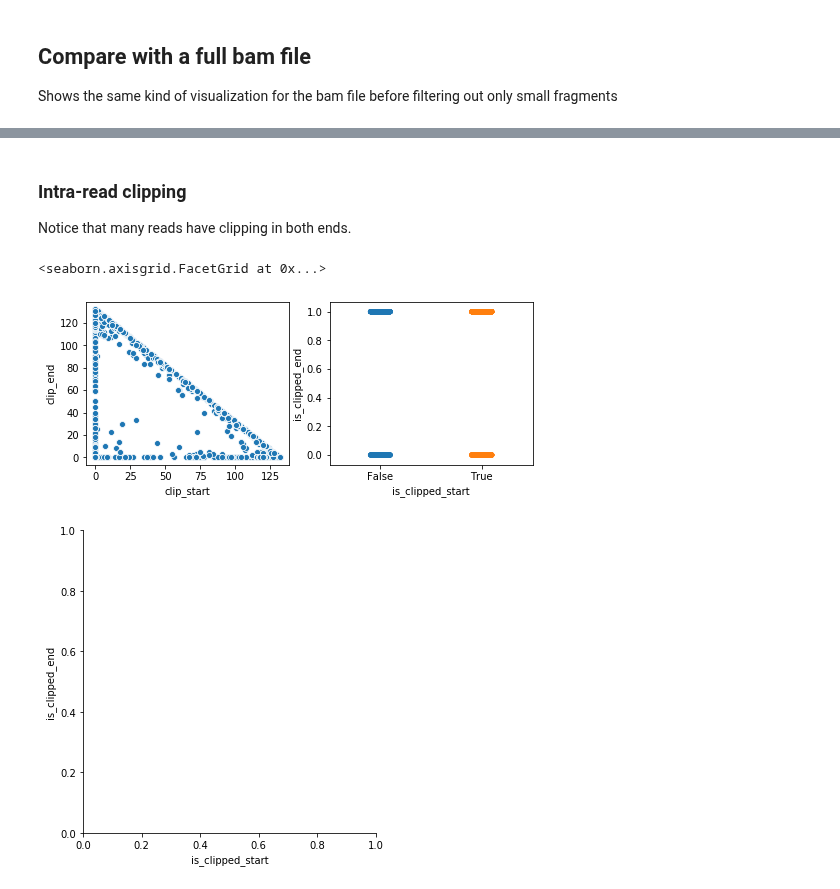
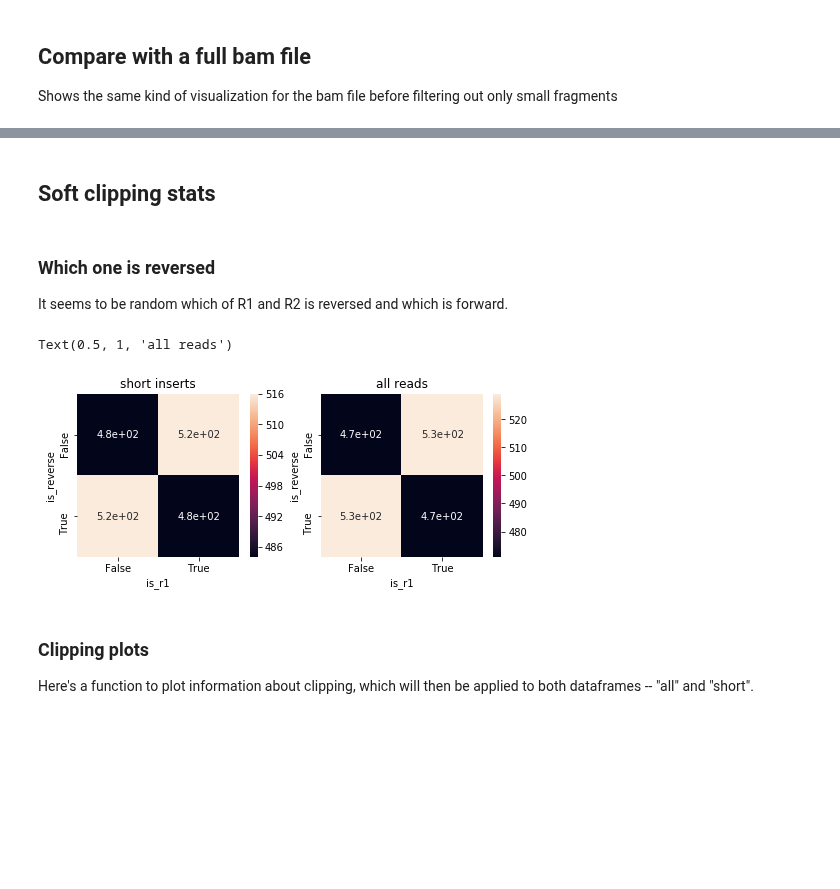
Before and after one commit to fa2k/comparison, a Jupyter notebook: subprojects/small-fragments/Look_at_bam_reads.ipynb, the cells around one changed output, grey strips where cells are left out. Cells and saved outputs as stored; diff of their text form; code cells hidden in the pictures; blank space fills up the shorter version.

```diff
--- a/subprojects/small-fragments/Look_at_bam_reads.ipynb
+++ b/subprojects/small-fragments/Look_at_bam_reads.ipynb
@@ -203,16 +207,31 @@ df.head(n=2)
-# %% [markdown]
-### Intra-read clipping
-Notice that many reads have clipping in both ends.
+# %% [markdown]
+## Soft clipping stats
+# %%
+def make_count_heatmap(df, xcol, ycol, **kwargs):
+    df_tmp = df[[xcol, ycol]].copy()
+    df_tmp['one'] = 1
+    df_heat = df_tmp.pivot_table(index=ycol, columns=xcol, values='one', aggfunc=np.sum)
+    sns.heatmap(data=df_heat, annot=True, **kwargs)
+# %% [markdown]
+### Which one is reversed
+
+It seems to be random which of R1 and R2 is reversed and which is forward.
+# %%
+fig, axs = plt.subplots(1, 2, figsize=(8, 3))
+make_count_heatmap(df_short, 'is_r1', 'is_reverse', ax=axs[0])
+axs[0].set_title('short inserts')
+make_count_heatmap(df_all, 'is_r1', 'is_reverse', ax=axs[1])
+axs[1].set_title('all reads')
+# %% [output]
+Text(0.5, 1, 'all reads')
+[figure, added]
+# %% [markdown]
+### Clipping plots
+Here's a function to plot information about clipping, which will then be applied to both dataframes -- "all" and "short".
 # %%
-fig, axs = plt.subplots(1, 2, figsize=(8, 3))
-sns.scatterplot(ax=axs[0], data=df_short, x='clip_start', y='clip_end')
-
-df_heatmap = df_short.pivot_table(values='score',index='Province',columns='Product type',aggfunc=np.mean)
-sns.heatmap(ax=axs[1], df_heatmap,annot=True)
-
-sns.catplot(ax=axs[1], data=df_shortx='is_clipped_start', y='is_clipped_end')
-fig.show()
+def make_clipping_plots(df):
+    fig, axs = plt.subplots(1, 3, figsize=(15, 4))
+    sns.scatterplot(ax=axs[0], data=df, x='clip_start', y='clip_end', hue='is_r1')
+    sns.scatterplot(ax=axs[1], data=df, x='clip_start', y='clip_end', hue='is_reverse')
+    make_count_heatmap(df, 'is_clipped_start', 'is_clipped_end', ax=axs[2])
+    fig.show()
-# %% [output]
-<seaborn.axisgrid.FacetGrid at 0x...>
-[figure, removed]
-[figure, removed]
```
Also changed, not shown: parts of 24 cells of this notebook.
